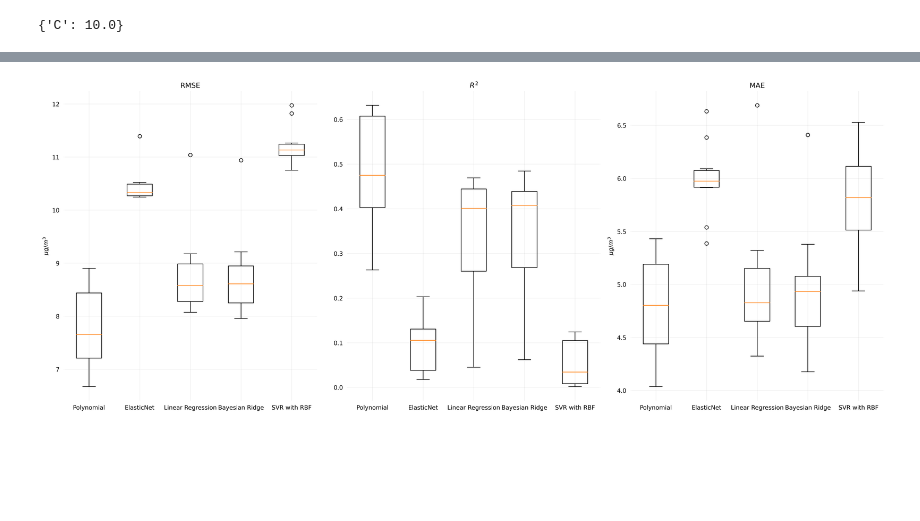
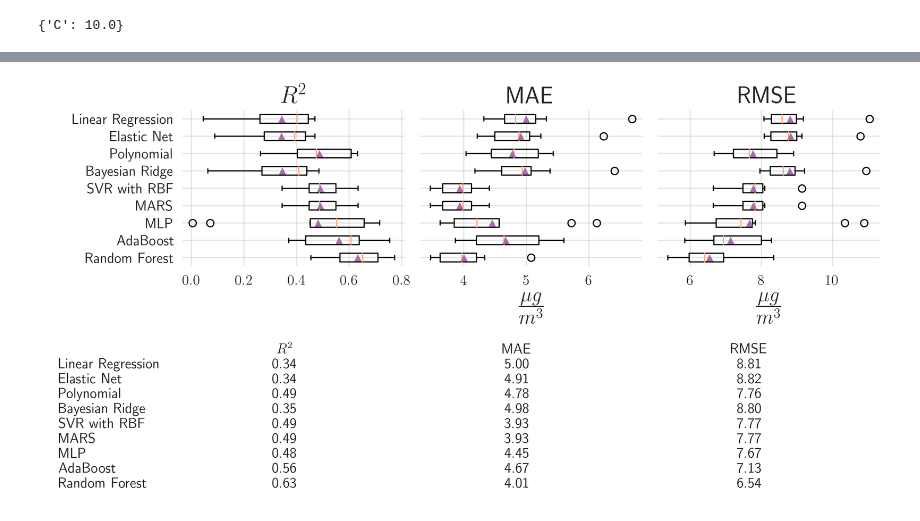
Before and after one commit to K20shores/HoustonPM2.5, a Jupyter notebook: Analysis.ipynb, the cells around one changed output, grey strips where cells are left out. Drawn from its saved outputs; the diff is of its cells as text; code cells hidden in the pictures; blank space fills up the shorter version.

```diff
--- a/Analysis.ipynb
+++ b/Analysis.ipynb
@@ -323,0 +545,20 @@ def score_boxplot(score_type, *args, title='', labels=None, ax=None):
+# %%
+from sklearn.neural_network import MLPRegressor
+
+params={
+    'hidden_layer_sizes': [[10, 10, 10], [10, 20, 10], [10, 20, 20], [10, 10, 10, 10, 10]],
+    'beta_1': np.arange(0.1, 1, .1),
+    'beta_2': np.arange(.9, .99, .01)
+}
+
+mlp_grid = GridSearchCV(MLPRegressor(max_iter=2000, early_stopping=True), params, cv=10, scoring=scoring, refit='neg_root_mean_squared_error')
+
+mlp_grid.fit(scaled_x, y)
+
+mlp_scores = cross_validate(mlp_grid.best_estimator_, scaled_x, y,
+                                cv=stratified_kfold(y, 10),
+                                scoring=scoring)
+
+print_scores(mlp_scores)
+
+print(mlp_grid.best_params_)
@@ -324,17 +628,67 @@ def score_boxplot(score_type, *args, title='', labels=None, ax=None):
 # %%
-scores = [polynomial_scores, elastic_scores, reg_scores, bayesian_ridge_scores, svr_scores]
-labels=['Polynomial', 'ElasticNet', 'Linear Regression', 'Bayesian Ridge', 'SVR with RBF']
+from matplotlib.gridspec import GridSpec
 
-fig, (ax1, ax2, ax3) = plt.subplots(1, 3, figsize=(20, 8), dpi=300)
+scores = [reg_scores, elastic_scores, polynomial_scores, bayesian_ridge_scores, svr_scores, mars_scores, mlp_scores, ada_scores, rf_scores]
+labels=['Linear Regression', 'Elastic Net', 'Polynomial', 'Bayesian Ridge', 'SVR with RBF', 'MARS', 'MLP', 'AdaBoost', 'Random Forest']
 
-score_boxplot('test_neg_root_mean_squared_error', *scores, title='RMSE', labels=labels, ax=ax1)
-score_boxplot('test_r2', *scores, title='$R^2$', labels=labels, ax=ax2)
-score_boxplot('test_neg_mean_absolute_error', *scores, title='MAE', labels=labels, ax=ax3)
+fig = plt.figure(figsize=(10, 5.09), dpi=300)
+
+gs = GridSpec(2, 3, figure=fig)
+ax1 = fig.add_subplot(gs[0, 0])
+ax2 = fig.add_subplot(gs[0, 1])
+ax3 = fig.add_subplot(gs[0, 2])
+ax4 = fig.add_subplot(gs[1, :])
+
+fs=12
+
+r2_boxes = score_boxplot('test_r2', *scores,
+              title='$R^2$', labels=labels, ax=ax1,
+              tick_fontsize=fs)
+
+mae_boxes = score_boxplot('test_neg_mean_absolute_error', *scores,
+              title='MAE', labels=labels, ax=ax2,
+              tick_fontsize=fs)
+
+rmse_boxes = score_boxplot('test_neg_root_mean_squared_error', *scores,
+              title='RMSE', labels=labels, ax=ax3,
+              tick_fontsize=fs)
+
+for boxes in [r2_boxes, mae_boxes, rmse_boxes]:
+    for mean in boxes['means']:
+        mean.set_markerfacecolor('#A86CAD')
+    for median in boxes['medians']:
+        median.set_color('#FCA481')
+#     for flier in boxes['fliers']:
+#         flier.set_markerfacecolor('#9CDEF6')
+#         flier.set_markeredgecolor('#A86CAD')
+
+ax1.invert_yaxis()
+ax2.invert_yaxis()
+ax3.invert_yaxis()
+
+ax2.set_yticklabels([])
+ax3.set_yticklabels([])
 
 plt.rc('text', usetex=True)
-ax1.set_ylabel(r'$\mu g/m^3$')
-ax3.set_ylabel(r'$\mu g/m^3$')
+ax2.set_xlabel(r'$\frac{\mu g}{m^3}$', fontsize=24)
+ax3.set_xlabel(r'$\frac{\mu g}{m^3}$', fontsize=24)
+
+ax4.axis('off')
+ax4.axis('tight')
+
+even_color='#9CDEF6'
+odd_color='#6549DA'
+
+cell_text = []
+for score in scores:
+    vals = [f'{i:.2f}' for i in summarize_scores(score)]
+    cell_text.append(vals)
+
+table = ax4.table(cellText=cell_text,
+                      rowLabels=labels,
+                      colLabels=['$R^2$', 'MAE', 'RMSE'],
+                      loc='best', edges='open', cellLoc='center')
 
 fig.tight_layout()
 # %% [output]
-[figure, old version]
+[figure, new version]
```
Also changed, not shown: parts of 44 cells of this notebook.
